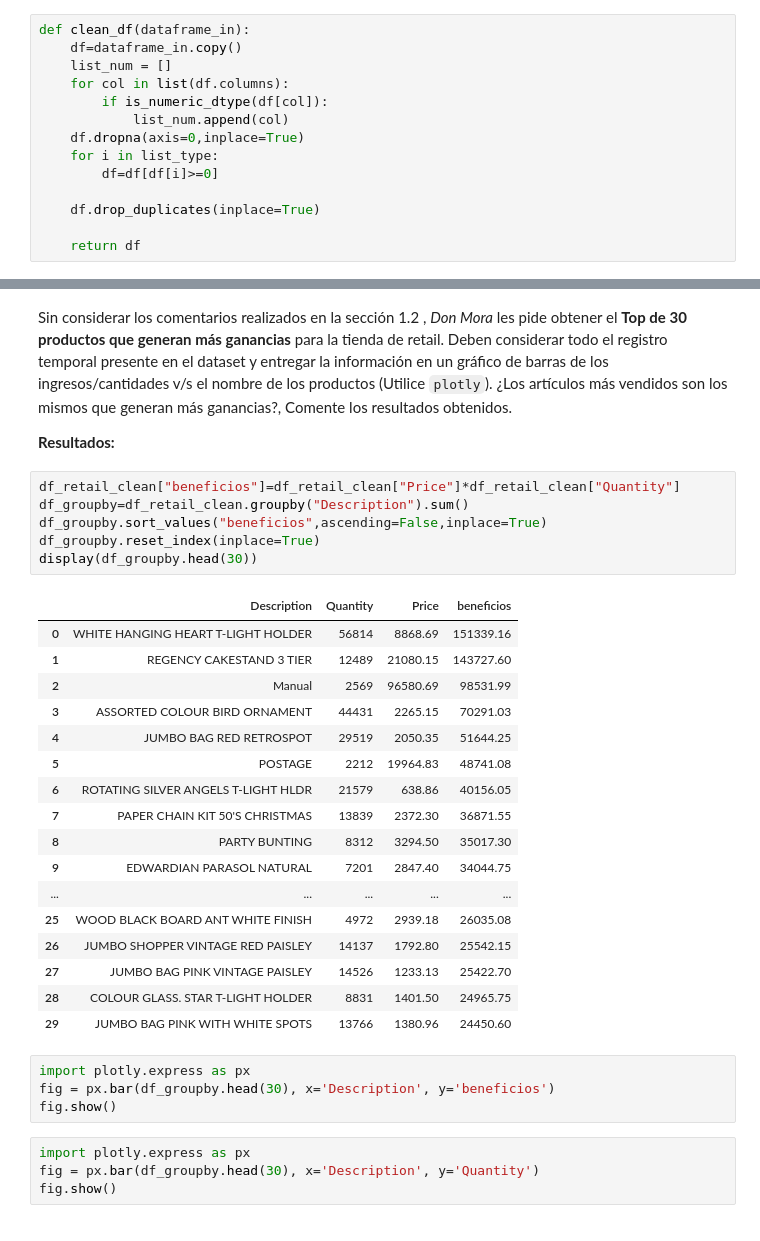
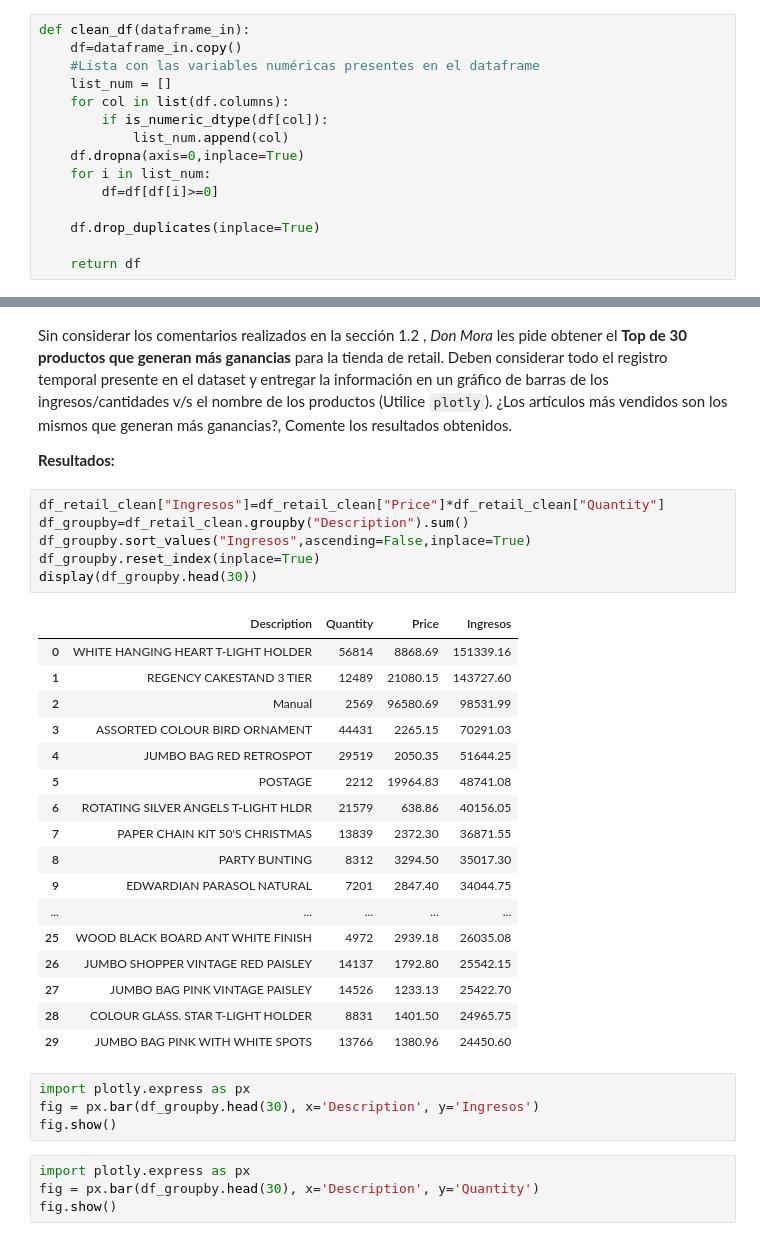
Before and after one commit to CVelizR/evaluaciones-mds7202, a Jupyter notebook: Lab5/Laboratorio5_Enunciado.ipynb, the cells around one changed output, grey strips where cells are left out. Cells and saved outputs as stored; diff of their text form.

```diff
--- a/Lab5/Laboratorio5_Enunciado.ipynb
+++ b/Lab5/Laboratorio5_Enunciado.ipynb
@@ -406,12 +419,13 @@ Una vez realizada la función, realice nuevamente el análisis exploratorio y co
 # %%
 def clean_df(dataframe_in):
     df=dataframe_in.copy()
+    #Lista con las variables numéricas presentes en el dataframe
     list_num = []
     for col in list(df.columns):
         if is_numeric_dtype(df[col]):
             list_num.append(col)
     df.dropna(axis=0,inplace=True)
-    for i in list_type:
+    for i in list_num:
         df=df[df[i]>=0]
 
     df.drop_duplicates(inplace=True)
@@ -477,13 +499,13 @@ Sin considerar los comentarios realizados en la sección 1.2 , *Don Mora* les pi
 
 **Resultados:**
 # %%
-df_retail_clean["beneficios"]=df_retail_clean["Price"]*df_retail_clean["Quantity"]
+df_retail_clean["Ingresos"]=df_retail_clean["Price"]*df_retail_clean["Quantity"]
 df_groupby=df_retail_clean.groupby("Description").sum()
-df_groupby.sort_values("beneficios",ascending=False,inplace=True)
+df_groupby.sort_values("Ingresos",ascending=False,inplace=True)
 df_groupby.reset_index(inplace=True)
 display(df_groupby.head(30))
 # %% [output]
-|  | Description | Quantity | Price | beneficios |
+|  | Description | Quantity | Price | Ingresos |
 | 0 | WHITE HANGING HEART T-LIGHT HOLDER | 56814 | 8868.69 | 151339.16 |
 | 1 | REGENCY CAKESTAND 3 TIER | 12489 | 21080.15 | 143727.60 |
 | 2 | Manual | 2569 | 96580.69 | 98531.99 |
@@ -502,7 +524,7 @@ display(df_groupby.head(30))
 | 29 | JUMBO BAG PINK WITH WHITE SPOTS | 13766 | 1380.96 | 24450.60 |
 # %%
 import plotly.express as px
-fig = px.bar(df_groupby.head(30), x='Description', y='beneficios')
+fig = px.bar(df_groupby.head(30), x='Description', y='Ingresos')
 fig.show()
 # %%
 import plotly.express as px
```
Also changed, not shown: parts of 10 cells of this notebook.
